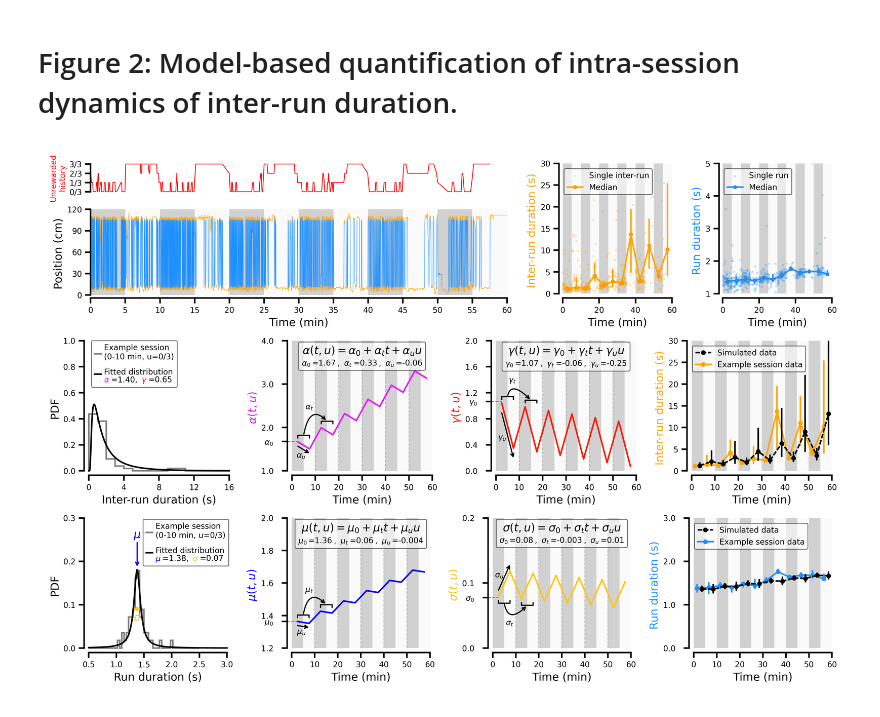
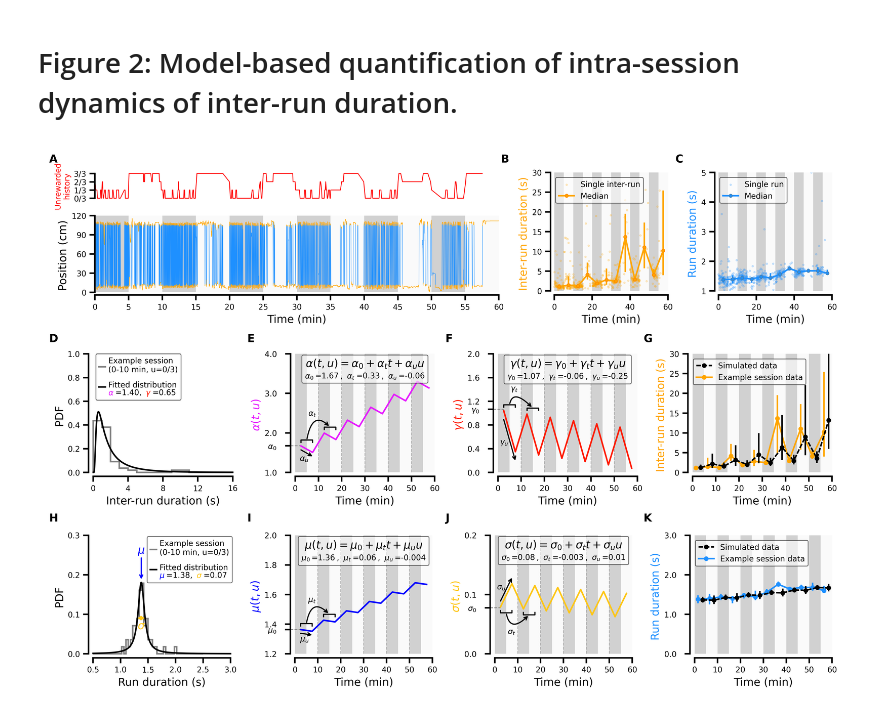
Before and after one commit to HeathenToaster/RunningFastAndSlow, a Jupyter notebook: Figure_2 newV2.ipynb, the cells around one changed output. Saved outputs shown, nothing was run; the diff lists cells and outputs as text; code cells hidden in the pictures.

```diff
--- a/Figure_2 newV2.ipynb
+++ b/Figure_2 newV2.ipynb
@@ -2139,94 +822,64 @@ fig = plt.figure(figsize=(cm2inch(18), cm2inch(12)),
                  facecolor='w', dpi=600)
 
 
-gs = fig.add_gridspec(3, 1, height_ratios=[1, 1, 1], hspace=0.25)
+gs = fig.add_gridspec(5, 1, height_ratios=[1, .1, 1, .1, 1])
 
-task = gs[0].subgridspec(2, 3, height_ratios=[1.1, 4], width_ratios=[5, 1.4, 1.4])
-
+task = gs[0].subgridspec(2, 3, height_ratios=[1.1, 4], width_ratios=[5, 1.5, 1.5])
 raw_track_proba = plt.subplot(task[0, 0])
 raw_track_track = plt.subplot(task[1, 0], sharex=raw_track_proba)
 inter_runs = plt.subplot(task[:, 1])
 runs = plt.subplot(task[:, 2])
 
-####################
-model_IR = gs[1].subgridspec(1, 4, width_ratios=[1, 1, 1, 1])
+model_IR = gs[2].subgridspec(1, 4, width_ratios=[1, 1, 1, 1])
 IR_fit_base = plt.subplot(model_IR[0])
 IR_explanation_alpha = plt.subplot(model_IR[1])
 IR_explanation_gamma = plt.subplot(model_IR[2])
 IR_model_0tu = plt.subplot(model_IR[3])
 
-################
-model_R = gs[2].subgridspec(1, 4, width_ratios=[1, 1, 1, 1])
+model_R = gs[4].subgridspec(1, 4, width_ratios=[1, 1, 1, 1])
 R_fit_base = plt.subplot(model_R[0])
 R_explanation_mu = plt.subplot(model_R[1])
 R_explanation_sigma = plt.subplot(model_R[2])
 R_model_0tu = plt.subplot(model_R[3])
 
-################################
-################################
-################################
+
 Figure1B(ax=raw_track_track, root=root)
 Figure1Bbis(ax=raw_track_proba, root=root)
 Figure1D(ax=inter_runs, root=root)
 Figure1E(ax=runs, root=root)
 
-#################################
 Figure2_ABC_Left(IR_fit_base, timebin=0, historybin=0)
 Figure2D(var_to_plot='alpha', ax=IR_explanation_alpha)
 Figure2D(var_to_plot='gamma', ax=IR_explanation_gamma)
-# Figure2D_all(ax=IR_explanation_0tu, show_ylabel=True)
 Figure2E(root, ax=IR_model_0tu, show_ylabel=True)
 
-##################################
 FigureS6ABC(R_fit_base, timebin=0, historybin=0)
 Figure2D(var_to_plot='mu', ax=R_explanation_mu)
 Figure2D(var_to_plot='sigma', ax=R_explanation_sigma)
 FigureS6E(root=root, ax=R_model_0tu, show_ylabel=True)
 
-####################################
-####################################
+
+# shift and enlarge proba ax
 fig.canvas.draw()
-# fig_axes = fig.axes
-# bounds = [_ax.get_position().bounds for _ax in fig_axes]
-# fig.set_constrained_layout(False)
-
-
-
-# # This is a hack to get the legend to not mess up the spacing
-# for ax in [IR_explanation_0tu, IR_explanation_0, IR_explanation_t, IR_explanation_u]:
-#     handles, labels = ax.get_legend_handles_labels()
-#     unique = [(h, l) for i, (h, l) in enumerate(zip(handles, labels)) if l not in labels[:i]]
-#     ax.legend(*zip(*unique), loc='upper left', bbox_to_anchor=(0.01, .99),
-#                             frameon=True, fontsize=5, markerscale=1, handlelength=1,
-#                             edgecolor='k', facecolor='w').get_frame().set_linewidth(.5)
-
-# for i, ax in enumerate(fig_axes):
-#     ax.set_position(bounds[i])
-# fig.canvas.draw()
-
-# shift and enlarge ax
 proba_bounds = raw_track_proba.get_position().bounds
 track_bounds = raw_track_track.get_position().bounds
 new_y = proba_bounds[1] - 0.01
 new_height = proba_bounds[3] * 1.25
 raw_track_proba.set_position([proba_bounds[0], new_y, proba_bounds[2], new_height])
 
 # letters
-# figuresLabels={"A":[0.0, 1.0], "B":[0.57, 1], "C":[0.8, 1],
-#                "D":[0.0, .775], "E":[0.335, .775], "F":[0.67, .775],
-#                "G":[0.0, .59], "H":[0.78, .59],
-#                "I":[0.0, .37], "J":[0.34, .37], "K":[0.67, .37],
-#                "L":[0.0, .18], "M":[0.785, 0.18]
-#                }
-# for label,coordinates in sorted(figuresLabels.items()):
-#     fig.text(coordinates[0], coordinates[1], label, figure=fig,
-#              weight='bold', fontsize=7, ha='left', va='bottom')
+figuresLabels={"A":[0.0, 1.0], "B":[0.57, 1], "C":[0.79, 1],
+               "D":[0.0, .66], "E":[0.25, .66], "F":[0.5, .66], "G":[0.75, .66],
+               "H":[0.0, .32], "I":[0.25, .32], "J":[0.5, .32], "K":[0.75, .32]}
+for label,coordinates in sorted(figuresLabels.items()):
+    fig.text(coordinates[0], coordinates[1], label, figure=fig,
+             weight='bold', fontsize=7, ha='left', va='bottom')
 
 
-# plt.savefig("./Figures_paper/Figure_2.pdf", facecolor='w',
-#         edgecolor='none', bbox_inches='tight', format="pdf", dpi=600)
+plt.savefig("./Figures_paper/Figure_2.pdf", facecolor='w',
+        edgecolor='none', bbox_inches='tight', format="pdf", dpi=600)
 
-# plt.savefig("./Figures_paper/Figure_2.svg", facecolor='w',
-#         edgecolor='none', bbox_inches='tight', format="svg", dpi=600)
+plt.savefig("./Figures_paper/Figure_2.svg", facecolor='w',
+        edgecolor='none', bbox_inches='tight', format="svg", dpi=600)
 # %% [output]
-[figure, old version]
+[figure, new version]
```
Also changed, not shown: parts of 7 cells of this notebook, 2 other files.
